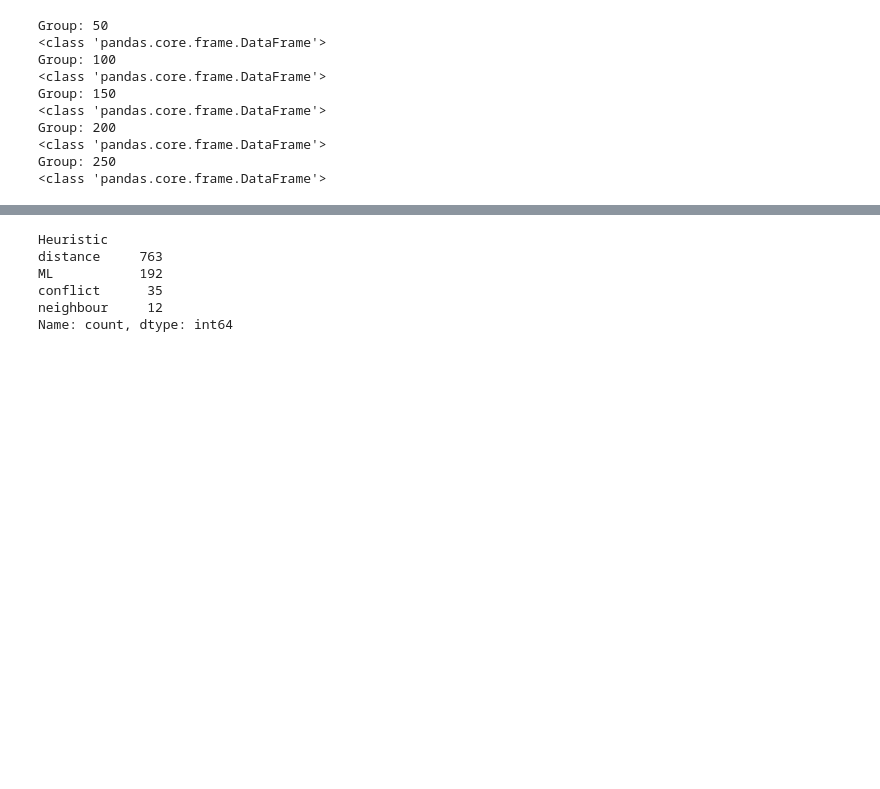
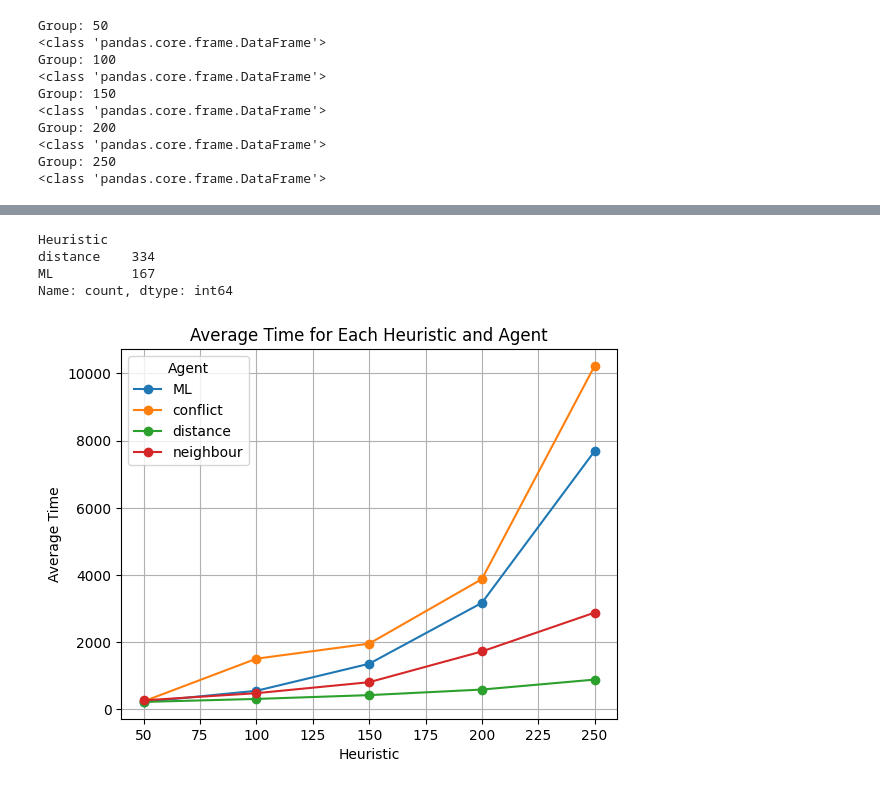
Before and after one commit to tishat-ahasan/LaCaM-ML, a Jupyter notebook: Data/Create_Stat.ipynb, the cells around one changed output, grey strips where cells are left out. Saved outputs shown, nothing was run; the diff lists cells and outputs as text; code cells hidden in the pictures; blank space fills up the shorter version.

```diff
--- a/Data/Create_Stat.ipynb
+++ b/Data/Create_Stat.ipynb
@@ -101,6 +101,6 @@ Name: SOC, Length: 1000, dtype: int64
 # %%
 g_val = 'Seed'
-matrix = 'LNode'
+matrix = 'SOC'
 min_values = a_50.groupby(g_val)[matrix].min()
 
 # Filtering the rows with the minimum value for each 'seed'
@@ -111,8 +111,33 @@ count_by_heuristic = min_value_rows['Heuristic'].value_counts()
 print(count_by_heuristic)
 # %% [output]
 Heuristic
-distance     763
-ML           192
-conflict      35
-neighbour     12
+distance    334
+ML          167
 Name: count, dtype: int64
+# %%
+import pandas as pd
+import matplotlib.pyplot as plt
+
+# Assuming your dataframe is named 'df'
+# Replace 'your_dataframe.csv' with the actual filename if you are reading from a CSV file
+# df = pd.read_csv('your_dataframe.csv')
+
+# Example dataframe creation
+df= data
+
+# Group by 'agent' and 'heuristic', calculate the average time for each group
+grouped_df = df.groupby(['Agent', 'Heuristic']).mean().reset_index()
+
+# Pivot the table to have 'agent' as columns, 'heuristic' as index, and 'time' as values
+pivot_df = grouped_df.pivot(index='Agent', columns='Heuristic', values='LNode')
+
+# Plot the data using a line chart
+pivot_df.plot(kind='line', marker='o')
+plt.xlabel('Heuristic')
+plt.ylabel('Average Time')
+plt.title('Average Time for Each Heuristic and Agent')
+plt.legend(title='Agent')
+plt.grid(True)
+plt.show()
+# %% [output]
+[figure, added]
```
Also changed, not shown: parts of 6 cells of this notebook, 10 other files.
